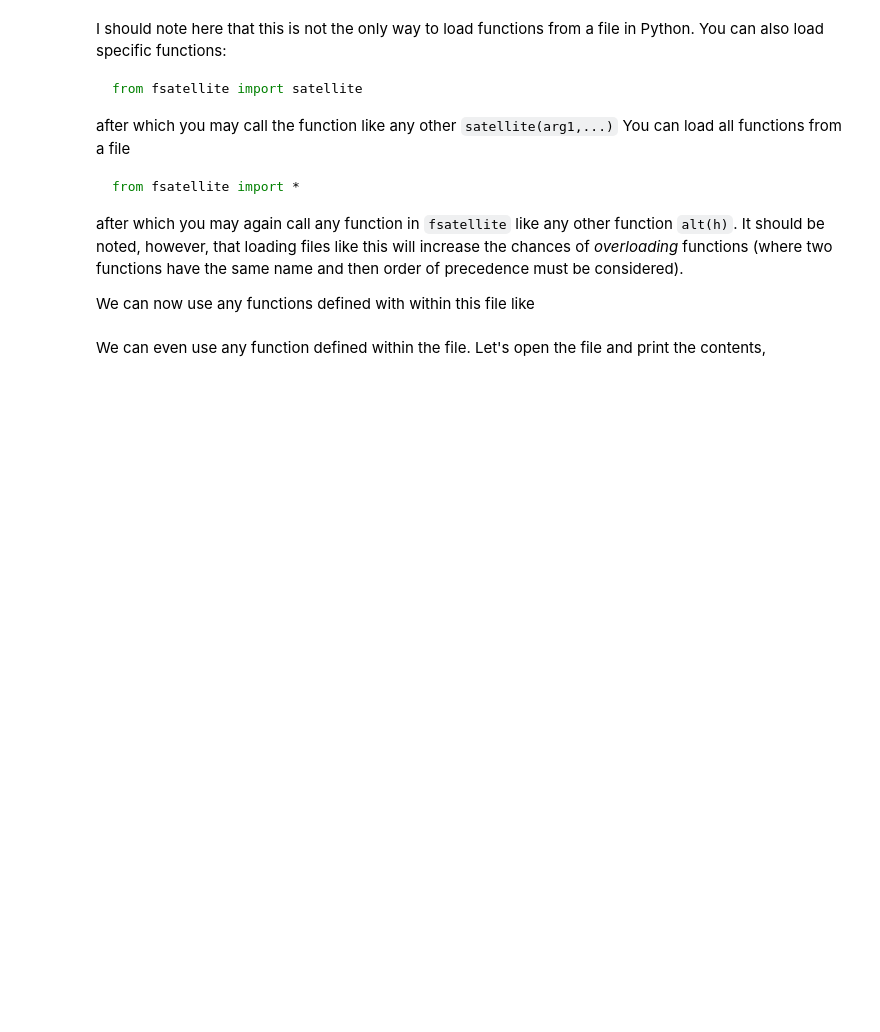
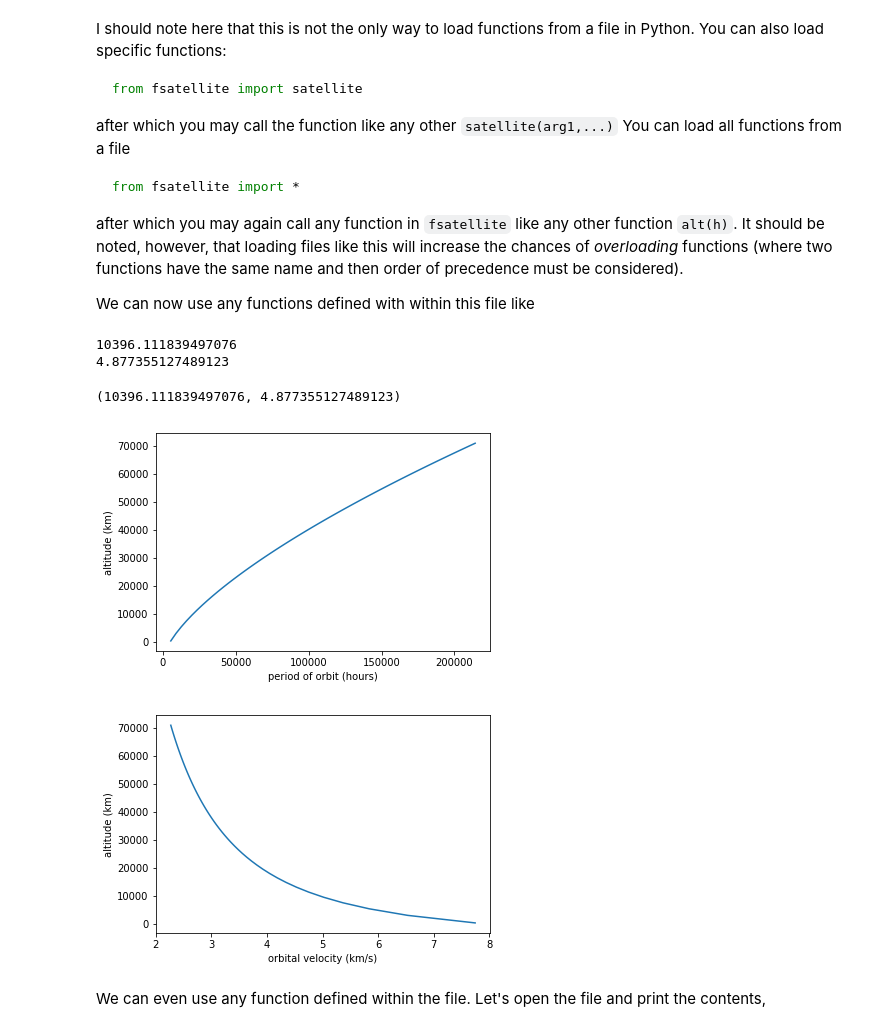
Before and after one commit to slaibyh/CompProbSol, a Jupyter notebook: code_examples/python/PresentFunctions.ipynb, the cells around one changed output. Cells and saved outputs as stored; diff of their text form; code cells hidden in the pictures; blank space fills up the shorter version.

```diff
--- a/code_examples/python/PresentFunctions.ipynb
+++ b/code_examples/python/PresentFunctions.ipynb
@@ -29,8 +29,14 @@ We can now use any functions defined with within this file like
 # %%
 h,v = fst.satellite(6)
 print(h)
 print(v)
-fst.satellite(6,"hrs",1)
+fst.satellite(6,1, "hr")
+# %% [output]
+10396.111839497076
+4.877355127489123
+(10396.111839497076, 4.877355127489123)
+[figure, added]
+[figure, added]
 # %% [markdown]
 We can even use any function defined within the file. Let's open the file and print the contents,
 # %%
```
Also changed, not shown: parts of 3 cells of this notebook, 7 other files.
